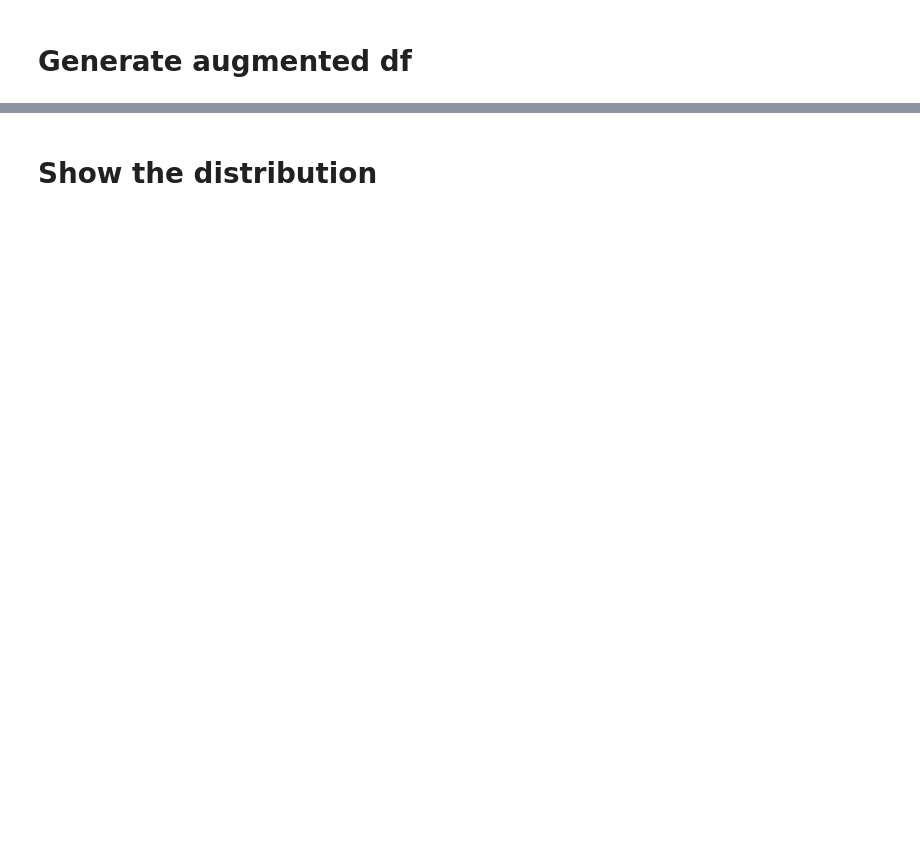
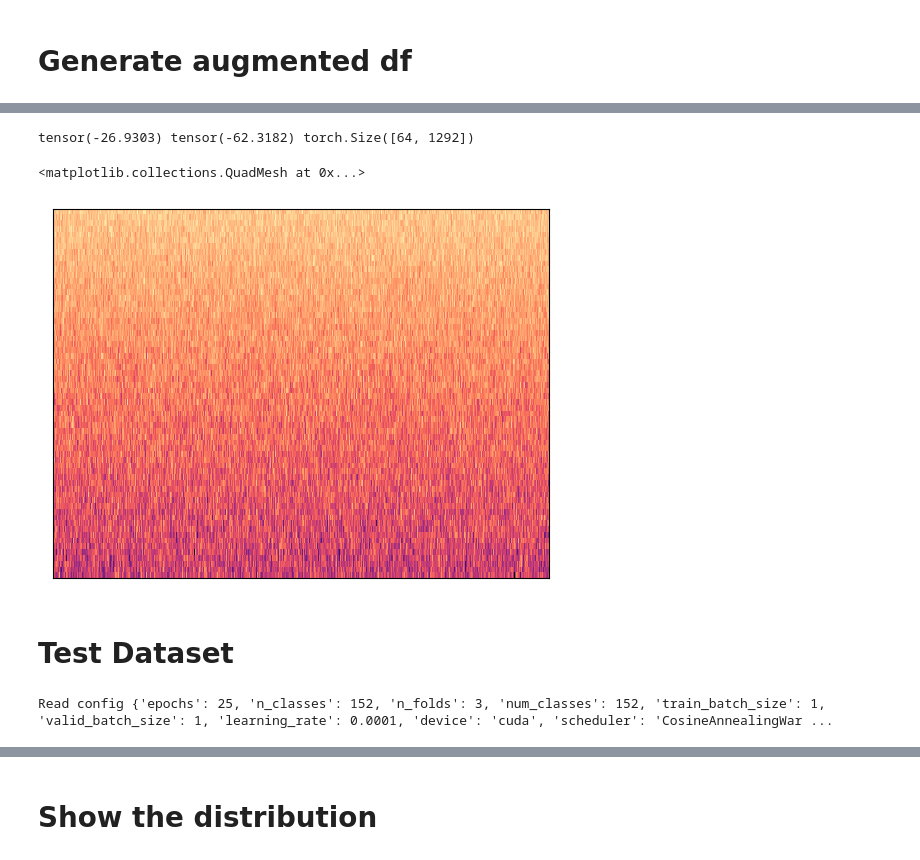
Before and after one commit to gakhromov/ai4good_birdclef, a Jupyter notebook: model/tester.ipynb, the cells around one changed output, grey strips where cells are left out. Cells and saved outputs as stored; diff of their text form; code cells hidden in the pictures; blank space fills up the shorter version.

```diff
--- a/model/tester.ipynb
+++ b/model/tester.ipynb
@@ -87,0 +183,23 @@ df.to_csv(f'{root}/augmented.csv')
+# %%
+y_noisy = torch.FloatTensor(y_noisy)
+spec = torchaudio.transforms.MelSpectrogram(sample_rate=22_050, n_fft=1024, f_min=200, f_max=10_000, hop_length=512, n_mels=64, normalized=True)(y_noisy)
+spec = torchaudio.transforms.AmplitudeToDB(top_db=80)(spec)
+print(spec.max(), spec.min(), spec.shape)
+librosa.display.specshow(spec.cpu().numpy())
+# %% [output]
+tensor(-26.9303) tensor(-62.3182) torch.Size([64, 1292])
+<matplotlib.collections.QuadMesh at 0x...>
+[figure, added]
+# %% [markdown]
+# Test Dataset
+# %%
+from dataset import get_dataset
+from helpers import dotdict
+args = dotdict({'data_path': '../datasets/numpy_mel/', 'use_secondary': False})
+datasets = get_dataset(args)
+import colorednoise as cn
+from models import MelDB
+import matplotlib.pyplot as plt
+import librosa, librosa.display
+# %% [output]
+Read config {'epochs': 25, 'n_classes': 152, 'n_folds': 3, 'num_classes': 152, 'train_batch_size': 1, 'valid_batch_size': 1, 'learning_rate': 0.0001, 'device': 'cuda', 'scheduler': 'CosineAnnealingWar ...
```
Also changed, not shown: parts of 32 cells of this notebook, 5 other files.
